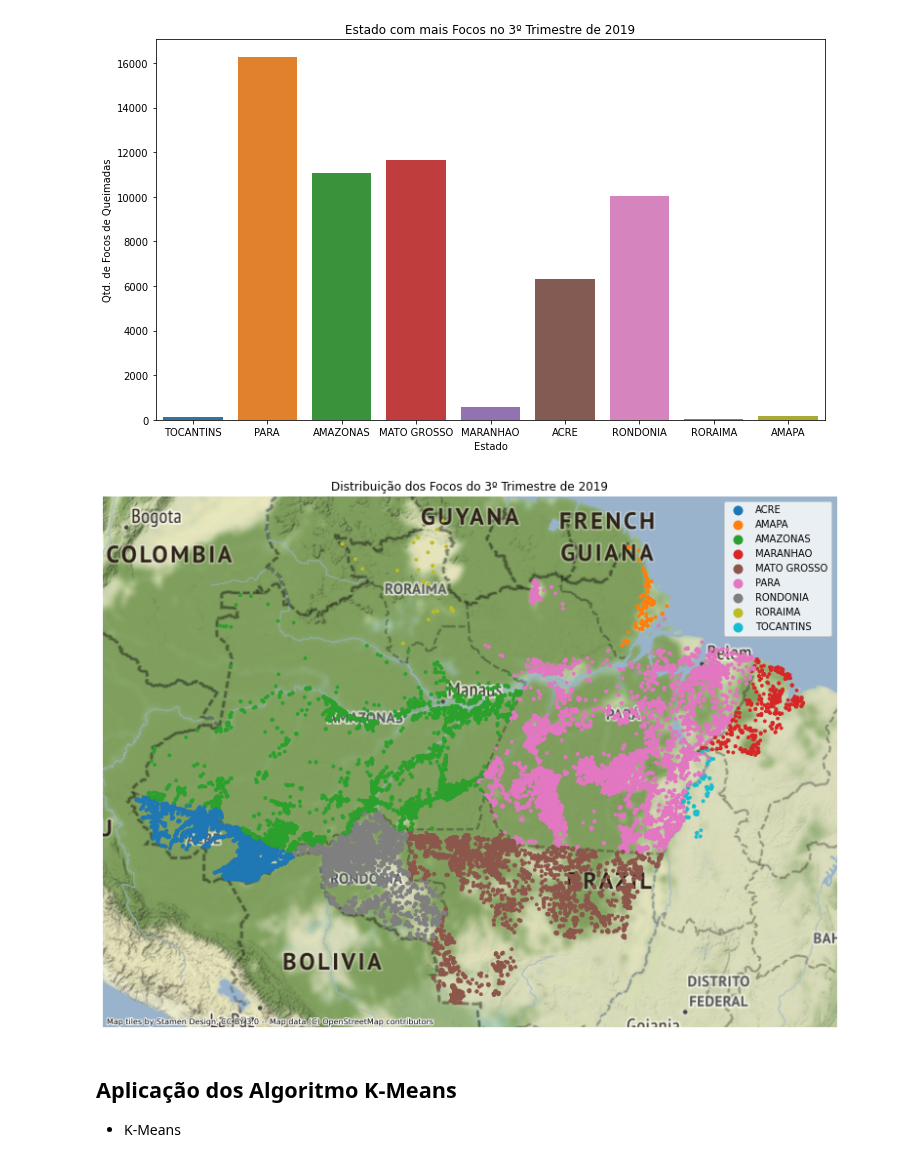
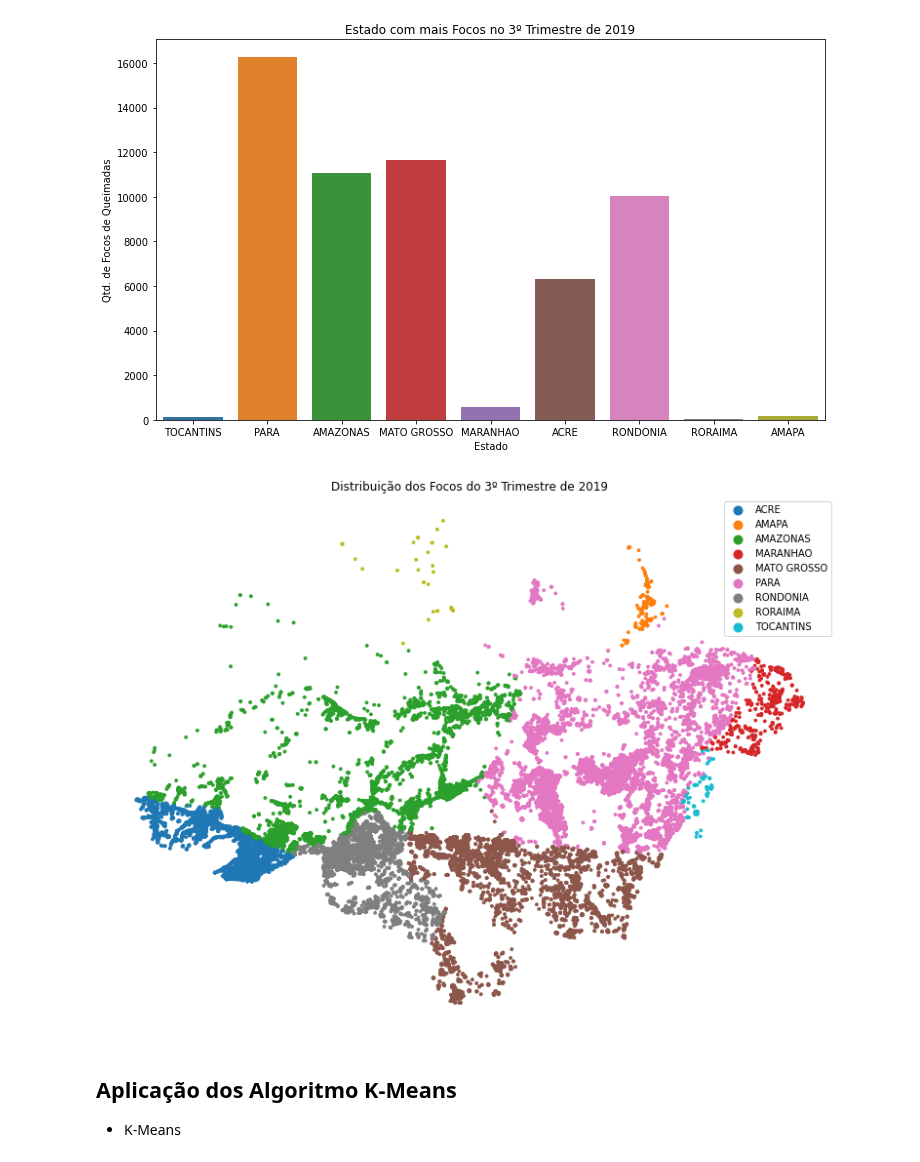
Before and after one commit to danielleitesoares/tccuea, a Jupyter notebook: 2019_trim03.ipynb, the cells around one changed output. Saved outputs shown, nothing was run; the diff lists cells and outputs as text; code cells hidden in the pictures.

```diff
--- a/2019_trim03.ipynb
+++ b/2019_trim03.ipynb
@@ -165,12 +165,12 @@ plt.show()
 [figure]
 # %%
 ax = alertas_trim03.plot(figsize=(15, 10), column='estado', markersize=8, legend=True)
-contextily.add_basemap(ax)
+#contextily.add_basemap(ax)
 ax.set_axis_off()
 ax.set_title("Distribuição dos Focos do 3º Trimestre de 2019")
 plt.show()
 # %% [output]
-[figure, old version]
+[figure, new version]
 # %% [markdown]
 ## **Aplicação dos Algoritmo K-Means**
 
```
Also changed, not shown: parts of 2 cells of this notebook.
